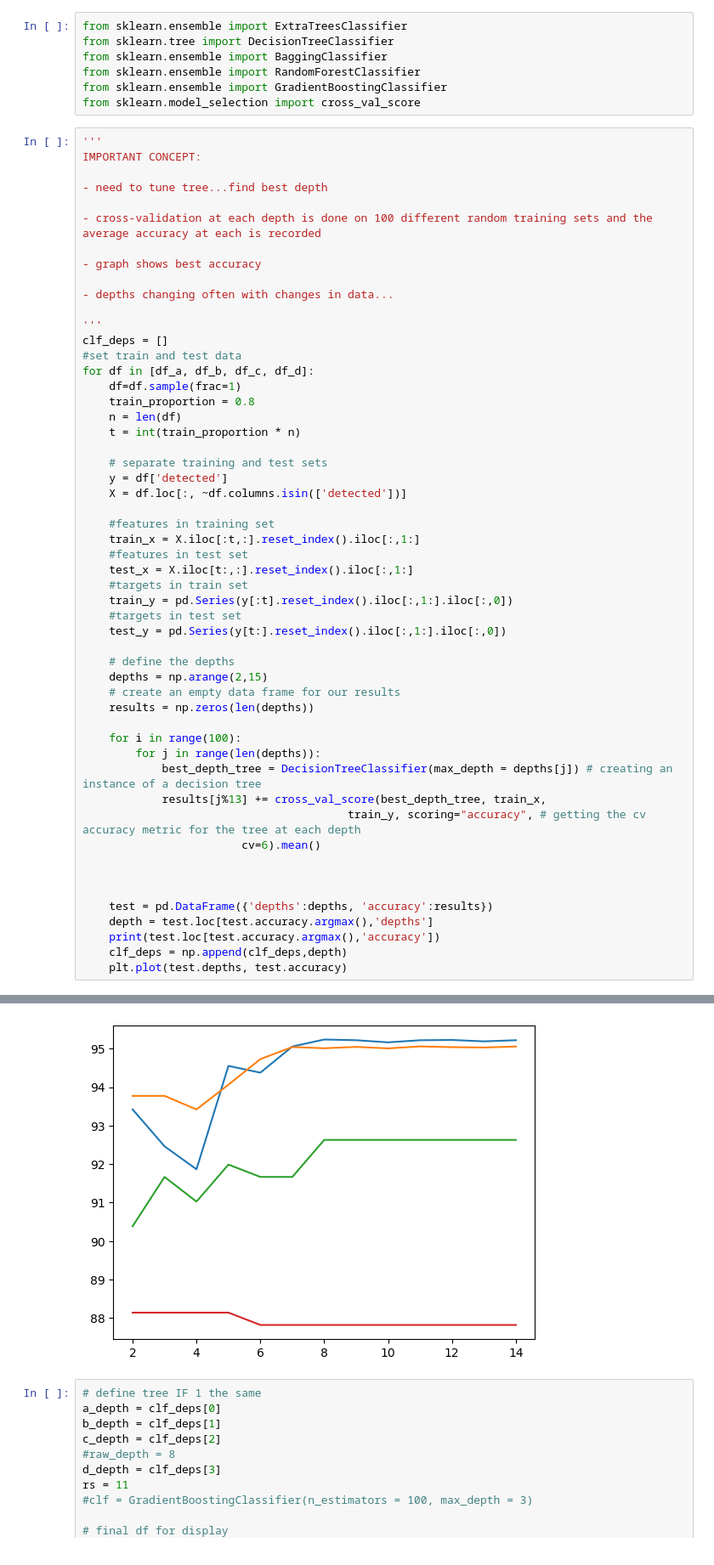
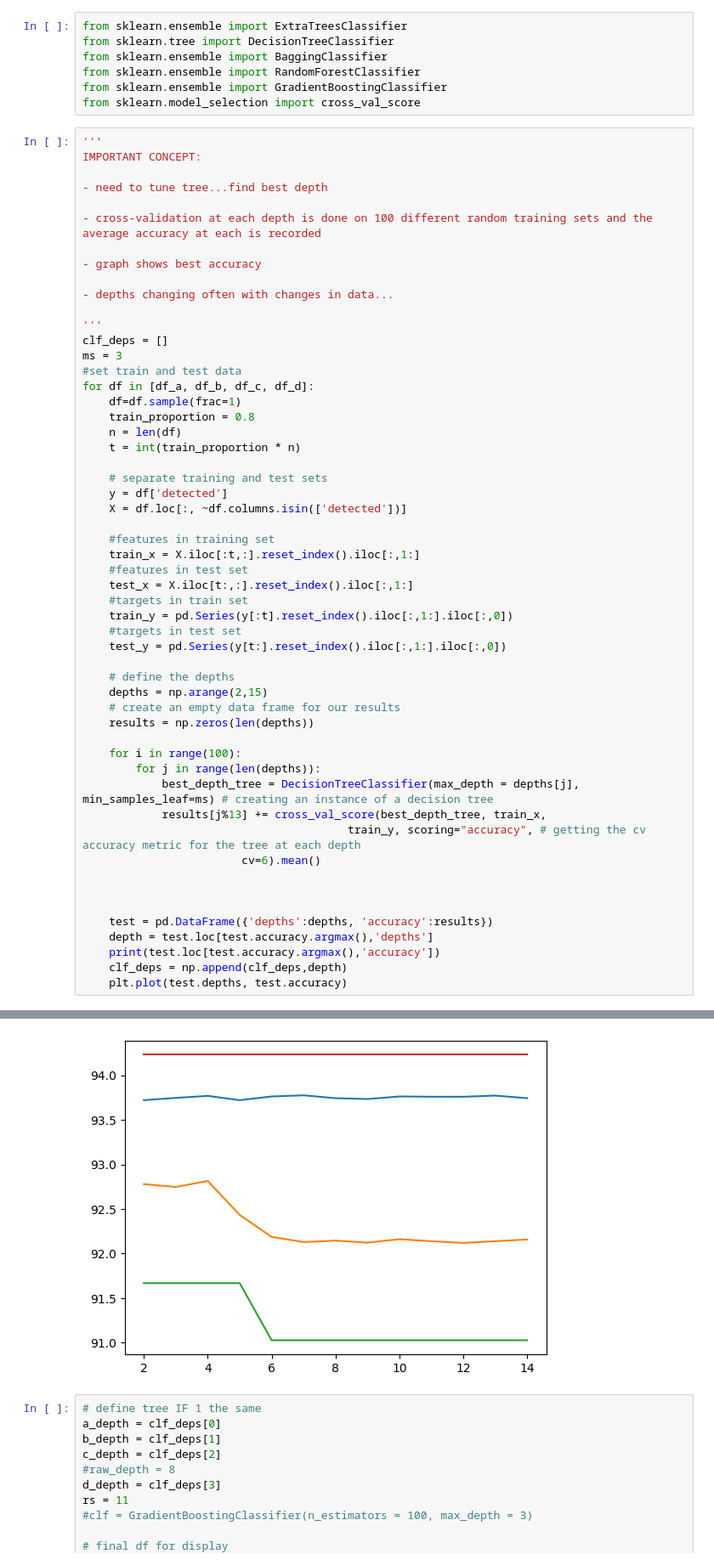
Before and after one commit to izguenther6/orie4741-final, a Jupyter notebook: scripts/trees.ipynb, the cells around one changed output, grey strips where cells are left out. Shown at 85% size. Saved outputs shown, nothing was run; the diff lists cells and outputs as text.

```diff
--- a/scripts/trees.ipynb
+++ b/scripts/trees.ipynb
@@ -55,6 +55,7 @@ IMPORTANT CONCEPT:
 
 '''
 clf_deps = []
+ms = 3
 #set train and test data
 for df in [df_a, df_b, df_c, df_d]:
     df=df.sample(frac=1)
@@ -82,7 +83,7 @@ for df in [df_a, df_b, df_c, df_d]:
 
     for i in range(100):
         for j in range(len(depths)):
-            best_depth_tree = DecisionTreeClassifier(max_depth = depths[j]) # creating an instance of a decision tree
+            best_depth_tree = DecisionTreeClassifier(max_depth = depths[j], min_samples_leaf=ms) # creating an instance of a decision tree
             results[j%13] += cross_val_score(best_depth_tree, train_x,
                                         train_y, scoring="accuracy", # getting the cv accuracy metric for the tree at each depth
                         cv=6).mean()
@@ -102,4 +103,4 @@ for df in [df_a, df_b, df_c, df_d]:
-[figure, old version]
+[figure, new version]
 # %%
 # define tree IF 1 the same
 a_depth = clf_deps[0]
```
Also changed, not shown: parts of 15 cells of this notebook, 3 other files.
